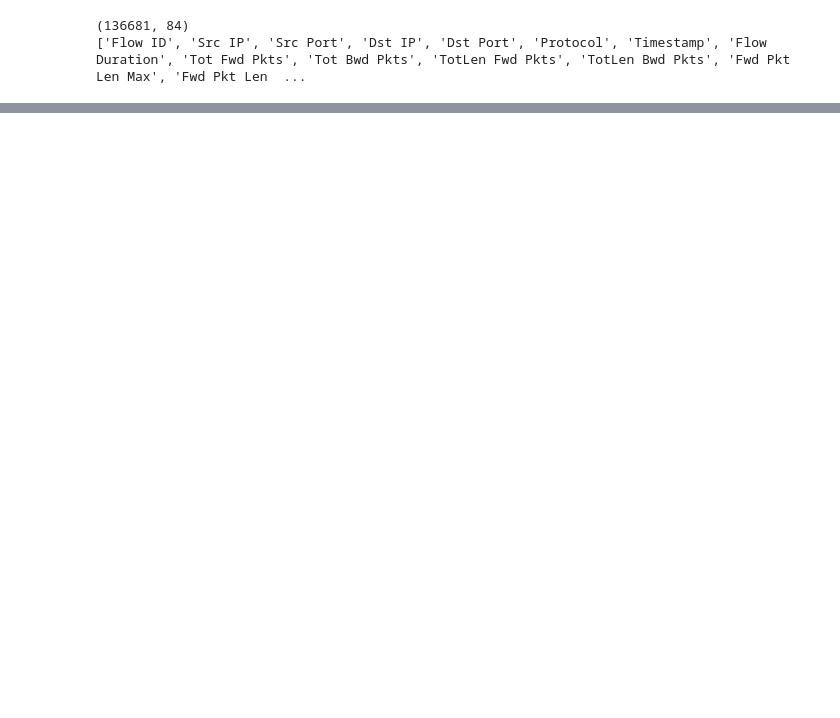
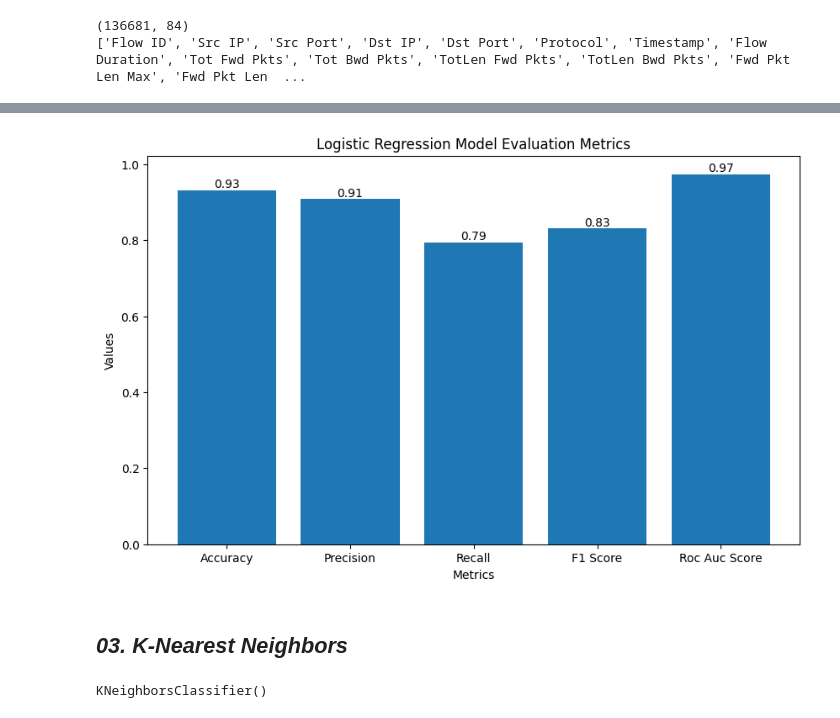
Before and after one commit to halimAhtasham/Network-_Intrusion_Detection---All_In_One, a Jupyter notebook: ROSIDS23_Testing_Multiple_Model.ipynb, the cells around one changed output, grey strips where cells are left out. Drawn from its saved outputs; the diff is of its cells as text; code cells hidden in the pictures; blank space fills up the shorter version.

```diff
--- a/ROSIDS23_Testing_Multiple_Model.ipynb
+++ b/ROSIDS23_Testing_Multiple_Model.ipynb
@@ -44,0 +306,8 @@ print(df.columns.tolist())
+# %%
+scaler = StandardScaler()
+
+X_train_scaled = scaler.fit_transform(X_train)
+X_test_scaled = scaler.transform(X_test)
+
+print("Scaled training: ", X_train_scaled.shape)
+print("Scaled testing: ", X_test_scaled.shape)
@@ -44,0 +397,4 @@ print(df.columns.tolist())
+# %%
+lg_pred = lg.predict(X_test_scaled)
+
+lg_prob = lg.predict_proba(X_test_scaled)
@@ -44,0 +429,28 @@ print(df.columns.tolist())
+# %%
+plt.figure(figsize=(10,6))
+
+plt.title("Logistic Regression Model Evaluation Metrics")
+plt.xlabel("Metrics")
+plt.ylabel("Values")
+
+matrics = ["Accuracy", "Precision", "Recall", "F1 Score", "Roc Auc Score"]
+values = [
+    accuracy_score(y_test, lg_pred),
+    precision_score(y_test, lg_pred, average="macro"),
+    recall_score(y_test, lg_pred, average="macro"),
+    f1_score(y_test, lg_pred, average="macro"),
+    roc_auc_score(y_test, lg_prob, multi_class='ovr', average='macro')
+]
+
+bars = plt.bar(matrics, values)
+plt.bar_label(bars, fmt='%.2f')
+plt.show()
+# %% [output]
+[figure, added]
+# %% [markdown]
+## ***03. K-Nearest Neighbors***
+# %%
+knn = KNeighborsClassifier(n_neighbors=5)
+knn.fit(X_train_scaled, y_train)
+# %% [output]
+KNeighborsClassifier()
```
Also changed, not shown: parts of 70 cells of this notebook.
